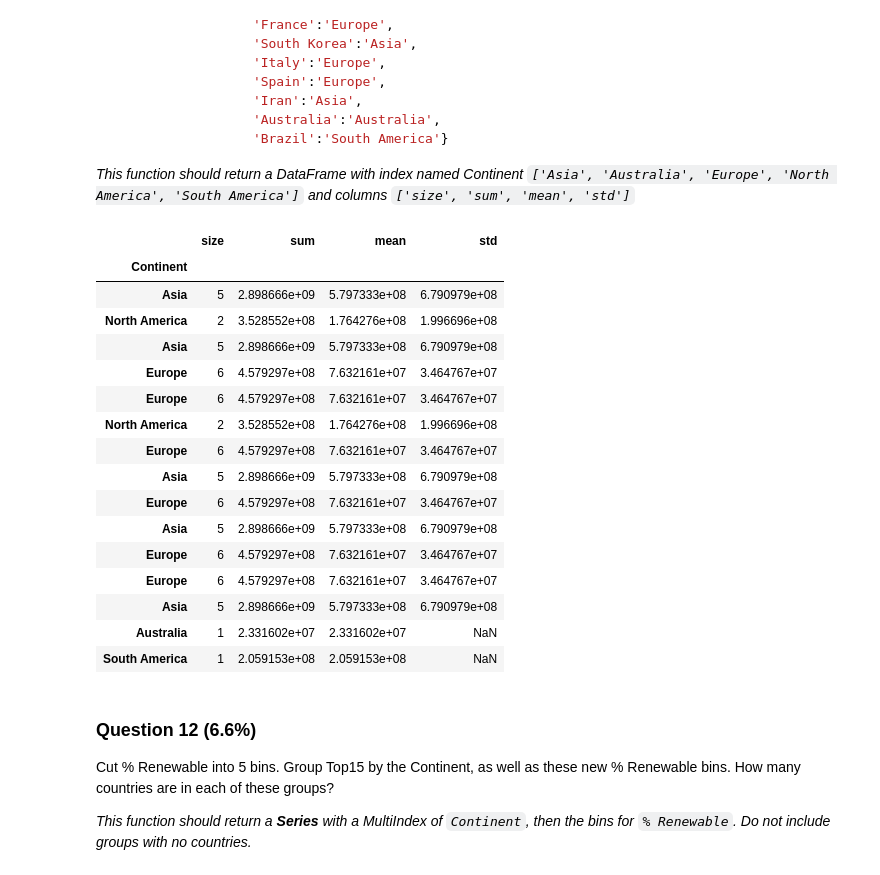
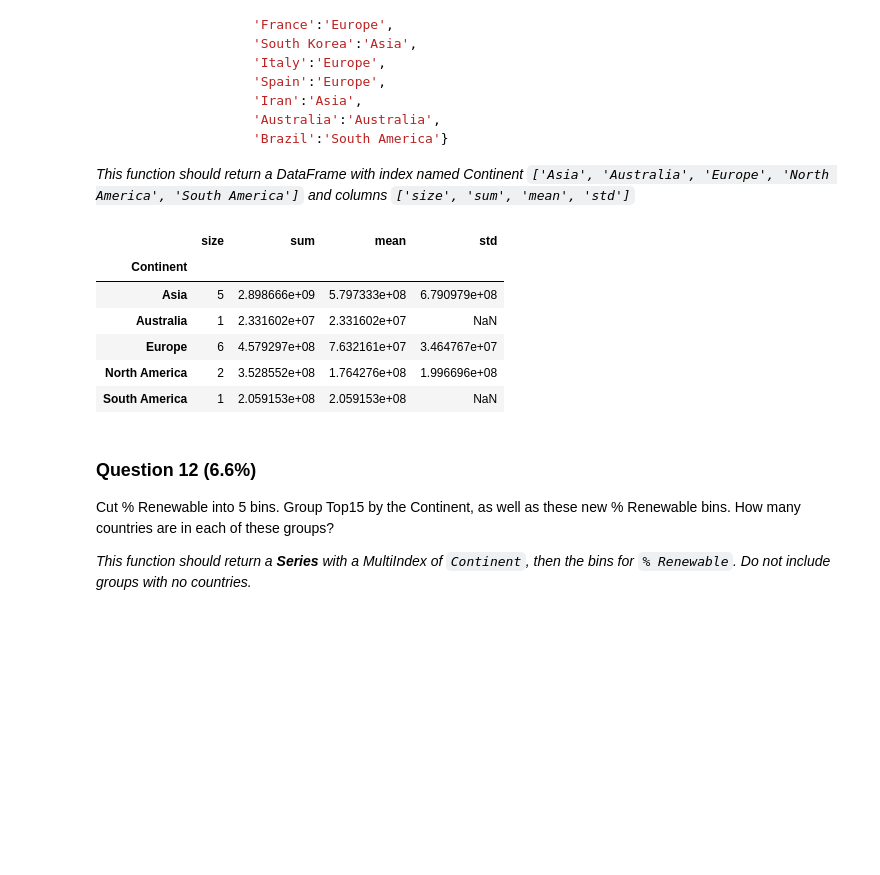
Before and after one commit to Brian-Lee/intro-to_data-science-with-python, a Jupyter notebook: Assignment+3.ipynb, the cells around one changed output. Saved outputs shown, nothing was run; the diff lists cells and outputs as text; code cells hidden in the pictures; blank space fills up the shorter version.

Commit message:
fixed answer for 11 - sorted index and removed dupes

```diff
--- a/Assignment+3.ipynb
+++ b/Assignment+3.ipynb
@@ -551,46 +551,38 @@ def answer_eleven():
     #Top15['size'] = Top15.groupby('Continent')['Country Name'].count()
     size = Top15.groupby('Continent')['Country Name'].count()
     sum = Top15.groupby('Continent')['population-estimate'].sum()
     mean = Top15.groupby('Continent')['population-estimate'].mean()
     std = Top15.groupby('Continent')['population-estimate'].std()
 
     Top15.set_index('Continent',inplace=True)
 
     # Remove all columns between column index 1 to 3
     Top15.drop(Top15.iloc[:, 0:21], inplace = True, axis = 1)
 
     Top15['size'] = size
     Top15['sum'] = sum
     Top15['mean'] = mean
     Top15['std'] = std
 
 
     answer_df = Top15
+    answer_df = answer_df.drop_duplicates()
+    answer_df.sort_index(inplace=True)
 
     assert isinstance(answer_df, pd.DataFrame)
     assert answer_df.columns.size == 4
     #assert answer_df.columns == ['size', 'sum', 'mean', 'std']
 
     return answer_df
 
 answer_eleven()
 # %% [output]
 |  | size | sum | mean | std |
 | Continent |  |  |  |  |
 | Asia | 5 | 2.898666e+09 | 5.797333e+08 | 6.790979e+08 |
-| North America | 2 | 3.528552e+08 | 1.764276e+08 | 1.996696e+08 |
-| Asia | 5 | 2.898666e+09 | 5.797333e+08 | 6.790979e+08 |
-| Europe | 6 | 4.579297e+08 | 7.632161e+07 | 3.464767e+07 |
+| Australia | 1 | 2.331602e+07 | 2.331602e+07 | NaN |
 | Europe | 6 | 4.579297e+08 | 7.632161e+07 | 3.464767e+07 |
 | North America | 2 | 3.528552e+08 | 1.764276e+08 | 1.996696e+08 |
-| Europe | 6 | 4.579297e+08 | 7.632161e+07 | 3.464767e+07 |
-| Asia | 5 | 2.898666e+09 | 5.797333e+08 | 6.790979e+08 |
-| Europe | 6 | 4.579297e+08 | 7.632161e+07 | 3.464767e+07 |
-| Asia | 5 | 2.898666e+09 | 5.797333e+08 | 6.790979e+08 |
-| Europe | 6 | 4.579297e+08 | 7.632161e+07 | 3.464767e+07 |
-| Europe | 6 | 4.579297e+08 | 7.632161e+07 | 3.464767e+07 |
-| Asia | 5 | 2.898666e+09 | 5.797333e+08 | 6.790979e+08 |
-| Australia | 1 | 2.331602e+07 | 2.331602e+07 | NaN |
 | South America | 1 | 2.059153e+08 | 2.059153e+08 | NaN |
 # %% [markdown]
 ### Question 12 (6.6%)
```
